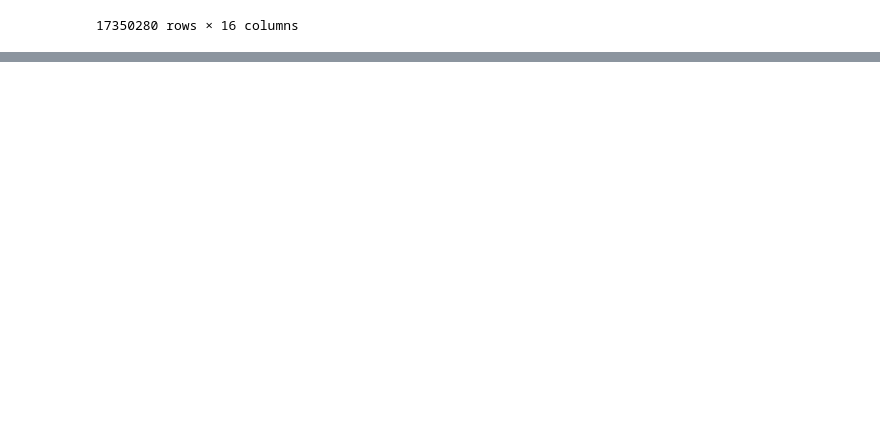
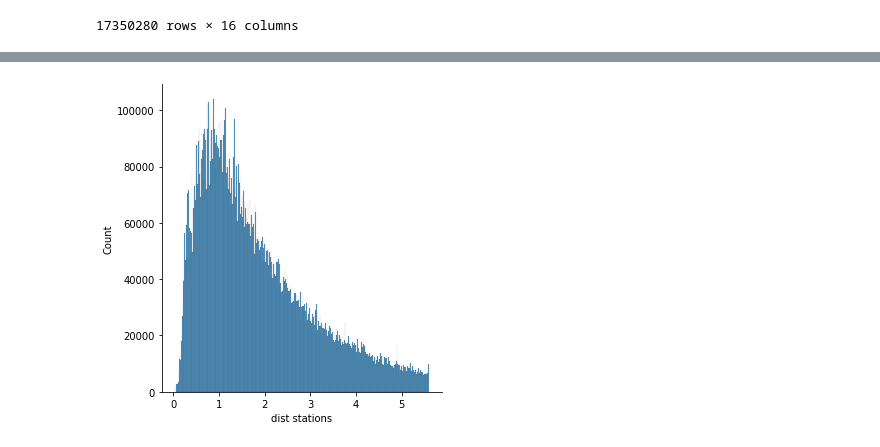
Before and after one commit to MinjianWu/Data-Analysis-NanoDegree-Project-6, a Jupyter notebook: Exploration - NYC Bike Share.ipynb, the cells around one changed output, grey strips where cells are left out. Saved outputs shown, nothing was run; the diff lists cells and outputs as text; code cells hidden in the pictures; blank space fills up the shorter version.

```diff
--- a/Exploration - NYC Bike Share.ipynb
+++ b/Exploration - NYC Bike Share.ipynb
@@ -276,0 +321,5 @@ the quote-formatted guide notes like this one before you finish your report!
+# %%
+# station distances distribution
+sns.displot(data=df, x='dist stations');
+# %% [output]
+[figure, added]
```
Also changed, not shown: parts of 73 cells of this notebook.
